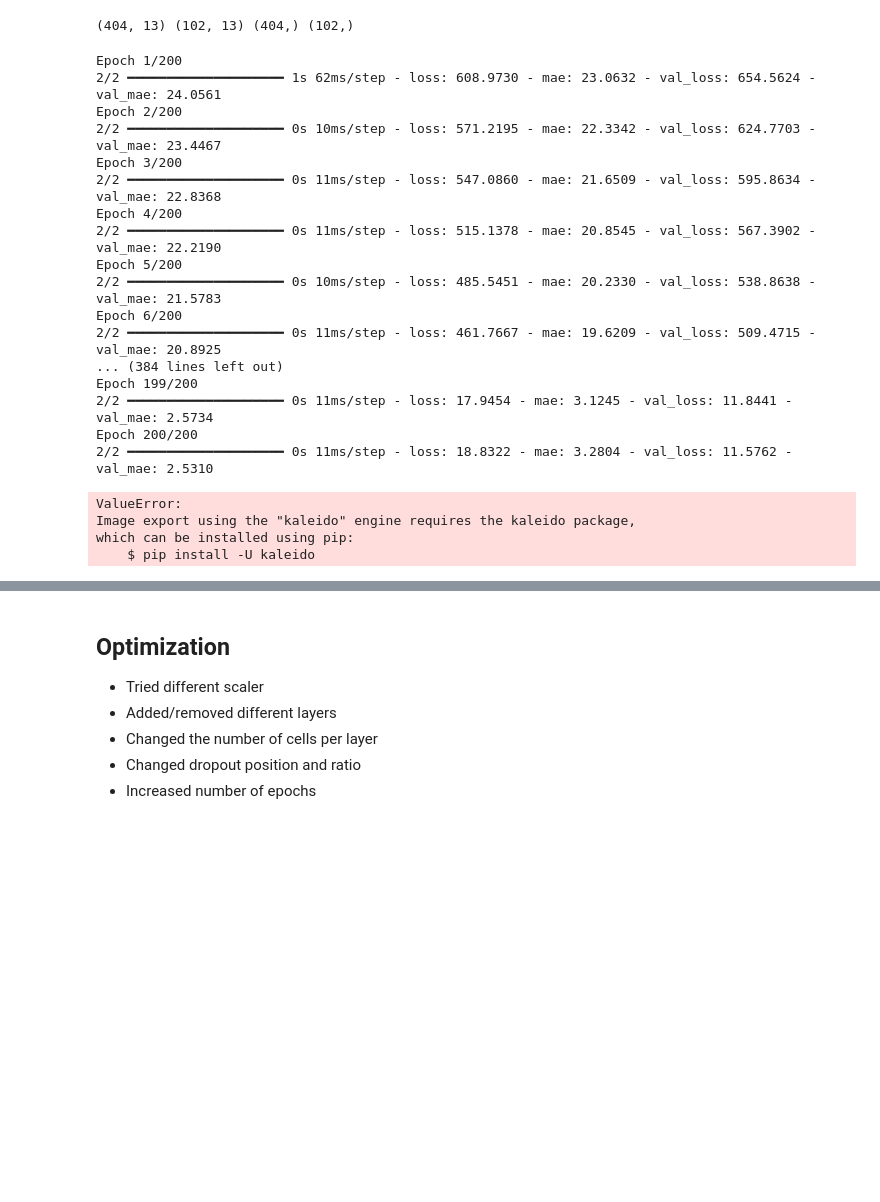
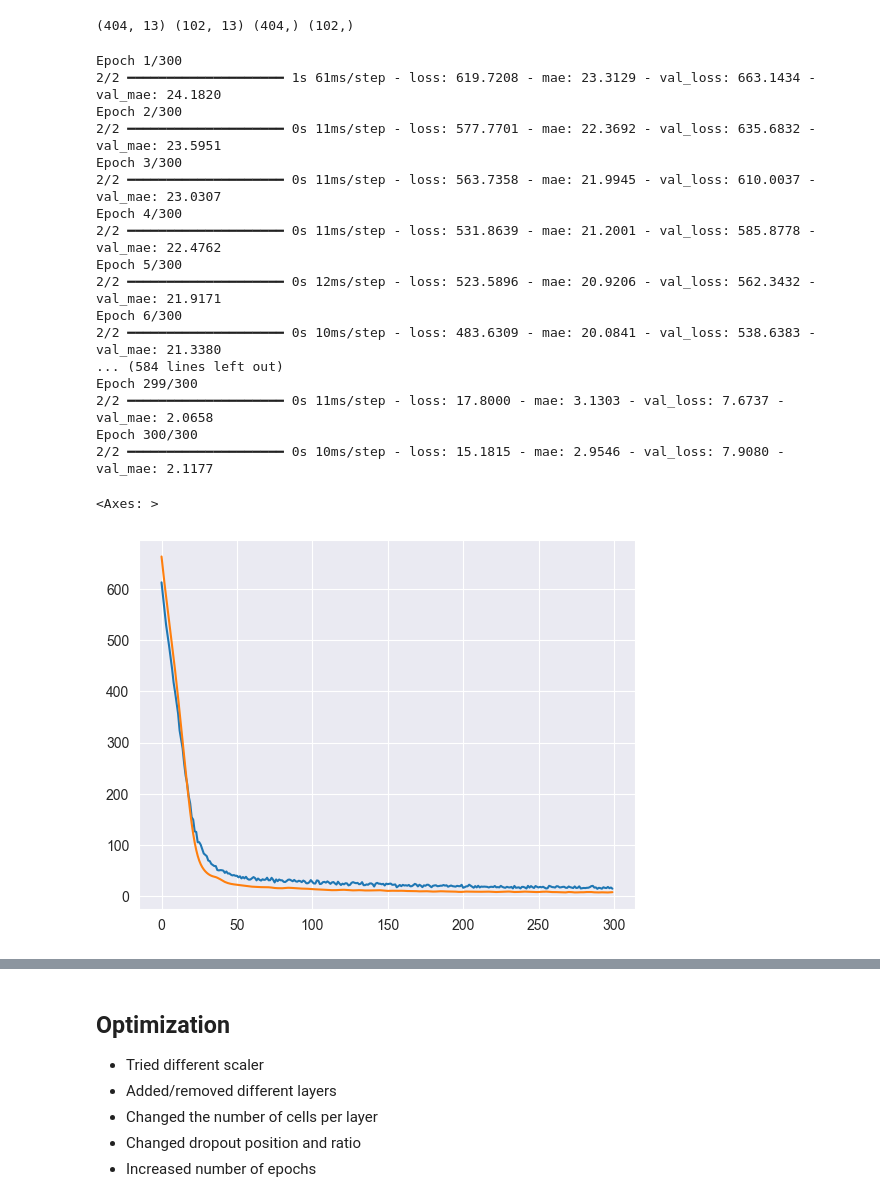
Before and after one commit to bigfrog10/deep_learning_project, a Jupyter notebook: src/task2/task2.ipynb, the cells around one changed output, grey strips where cells are left out. Drawn from its saved outputs; the diff is of its cells as text; code cells hidden in the pictures; blank space fills up the shorter version.

```diff
--- a/src/task2/task2.ipynb
+++ b/src/task2/task2.ipynb
@@ -150,51 +147,54 @@ model.add(Dense(64, activation='relu', kernel_initializer='he_normal'))
 model.add(Dense(64, activation='relu', kernel_initializer='he_normal'))
 model.add(layers.Dropout(0.4))  # without dropping out, it will overfit
 model.add(Dense(64, activation='relu', kernel_initializer='he_normal'))
-# model.add(Dense(16, activation='relu', kernel_initializer='he_normal'))
+# model.add(Dense(32, activation='relu', kernel_initializer='he_normal'))
 model.add(Dense(1))
 
 # compile the model
 model.compile(optimizer='adam', loss='mse', metrics=['mae'])
 
 # fit the model
-history = model.fit(X_train, y_train, epochs=200, batch_size=256, validation_split=0.1)
+history = model.fit(X_train, y_train, epochs=300, batch_size=256, validation_split=0.1)
 # %% [output]
-Epoch 1/200
-2/2 ━━━━━━━━━━━━━━━━━━━━ 1s 62ms/step - loss: 608.9730 - mae: 23.0632 - val_loss: 654.5624 - val_mae: 24.0561
-Epoch 2/200
-2/2 ━━━━━━━━━━━━━━━━━━━━ 0s 10ms/step - loss: 571.2195 - mae: 22.3342 - val_loss: 624.7703 - val_mae: 23.4467
-Epoch 3/200
-2/2 ━━━━━━━━━━━━━━━━━━━━ 0s 11ms/step - loss: 547.0860 - mae: 21.6509 - val_loss: 595.8634 - val_mae: 22.8368
-Epoch 4/200
-2/2 ━━━━━━━━━━━━━━━━━━━━ 0s 11ms/step - loss: 515.1378 - mae: 20.8545 - val_loss: 567.3902 - val_mae: 22.2190
-Epoch 5/200
-2/2 ━━━━━━━━━━━━━━━━━━━━ 0s 10ms/step - loss: 485.5451 - mae: 20.2330 - val_loss: 538.8638 - val_mae: 21.5783
-Epoch 6/200
-2/2 ━━━━━━━━━━━━━━━━━━━━ 0s 11ms/step - loss: 461.7667 - mae: 19.6209 - val_loss: 509.4715 - val_mae: 20.8925
-... (384 lines left out)
-Epoch 199/200
-2/2 ━━━━━━━━━━━━━━━━━━━━ 0s 11ms/step - loss: 17.9454 - mae: 3.1245 - val_loss: 11.8441 - val_mae: 2.5734
-Epoch 200/200
-2/2 ━━━━━━━━━━━━━━━━━━━━ 0s 11ms/step - loss: 18.8322 - mae: 3.2804 - val_loss: 11.5762 - val_mae: 2.5310
+Epoch 1/300
+2/2 ━━━━━━━━━━━━━━━━━━━━ 1s 61ms/step - loss: 619.7208 - mae: 23.3129 - val_loss: 663.1434 - val_mae: 24.1820
+Epoch 2/300
+2/2 ━━━━━━━━━━━━━━━━━━━━ 0s 11ms/step - loss: 577.7701 - mae: 22.3692 - val_loss: 635.6832 - val_mae: 23.5951
+Epoch 3/300
+2/2 ━━━━━━━━━━━━━━━━━━━━ 0s 11ms/step - loss: 563.7358 - mae: 21.9945 - val_loss: 610.0037 - val_mae: 23.0307
+Epoch 4/300
+2/2 ━━━━━━━━━━━━━━━━━━━━ 0s 11ms/step - loss: 531.8639 - mae: 21.2001 - val_loss: 585.8778 - val_mae: 22.4762
+Epoch 5/300
+2/2 ━━━━━━━━━━━━━━━━━━━━ 0s 12ms/step - loss: 523.5896 - mae: 20.9206 - val_loss: 562.3432 - val_mae: 21.9171
+Epoch 6/300
+2/2 ━━━━━━━━━━━━━━━━━━━━ 0s 10ms/step - loss: 483.6309 - mae: 20.0841 - val_loss: 538.6383 - val_mae: 21.3380
+... (584 lines left out)
+Epoch 299/300
+2/2 ━━━━━━━━━━━━━━━━━━━━ 0s 11ms/step - loss: 17.8000 - mae: 3.1303 - val_loss: 7.6737 - val_mae: 2.0658
+Epoch 300/300
+2/2 ━━━━━━━━━━━━━━━━━━━━ 0s 10ms/step - loss: 15.1815 - mae: 2.9546 - val_loss: 7.9080 - val_mae: 2.1177
 # %%
 # plot loss
-fig = go.Figure()
-fig.add_trace(go.Scattergl(y=history.history['loss'],
-                           name='Train'))
+sns.lineplot(x=history.epoch, y=history.history['loss'])
+sns.lineplot(x=history.epoch, y=history.history['val_loss'])
 
-fig.add_trace(go.Scattergl(y=history.history['val_loss'],
-                           name='Test'))
+# sns.lineplot(x='epoch', y='val_loss', data=history.history, name='Test')
 
-
-fig.update_layout(height=500, width=700,
-                  xaxis_title='Epoch',
-                  yaxis_title='Loss')
-
-fig.show()
+# fig = go.Figure()
+# fig.add_trace(go.Scattergl(y=history.history['loss'],
+#                            name='Train'))
+#
+# fig.add_trace(go.Scattergl(y=history.history['val_loss'],
+#                            name='Test'))
+#
+#
+# fig.update_layout(height=500, width=700,
+#                   xaxis_title='Epoch',
+#                   yaxis_title='Loss')
+#
+# fig.show()
 # %% [output]
-ValueError:
-Image export using the "kaleido" engine requires the kaleido package,
-which can be installed using pip:
-    $ pip install -U kaleido
+<Axes: >
+[figure, added]
 # %%
 # plot mean absolute error
```
Also changed, not shown: parts of 4 cells of this notebook.
